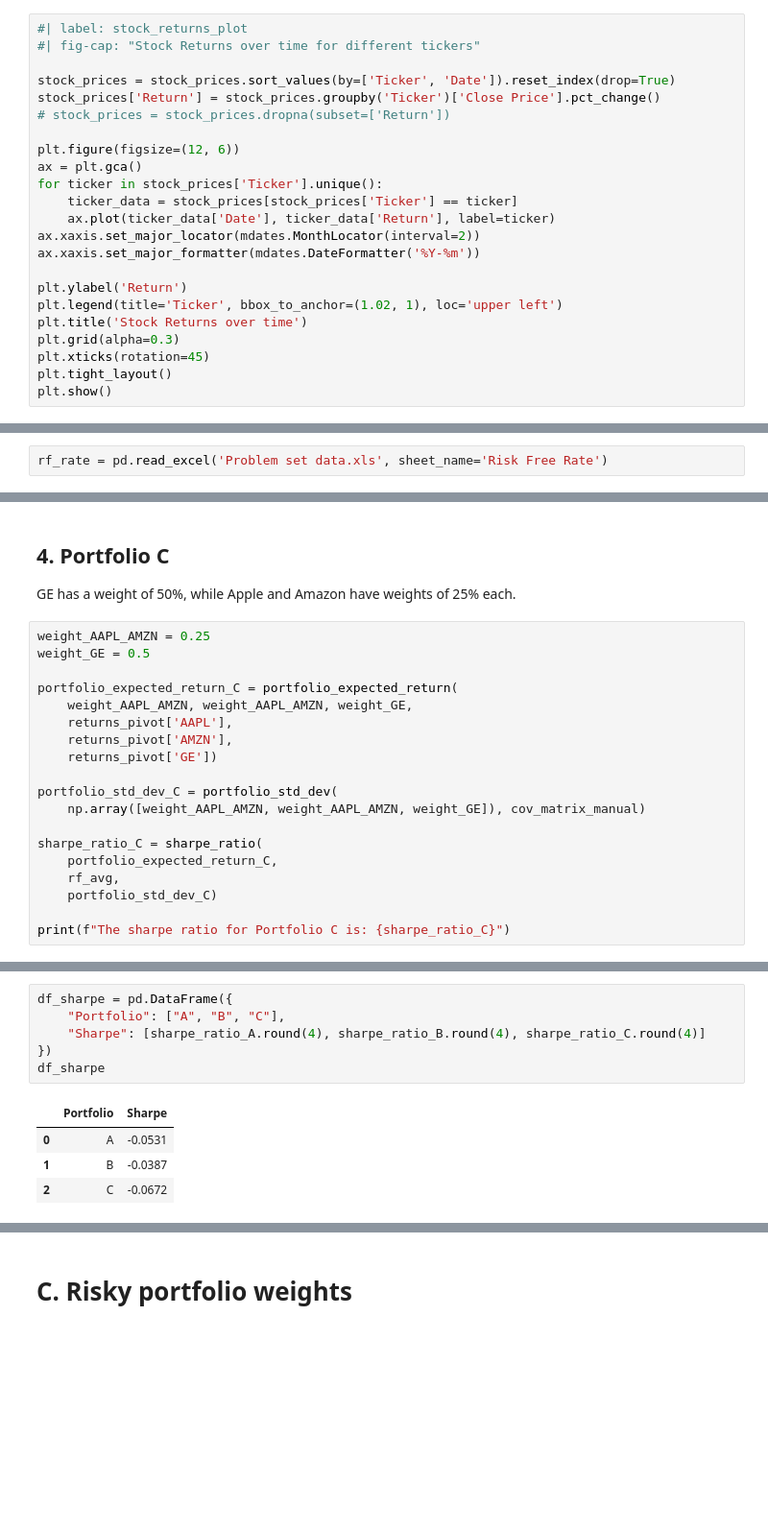
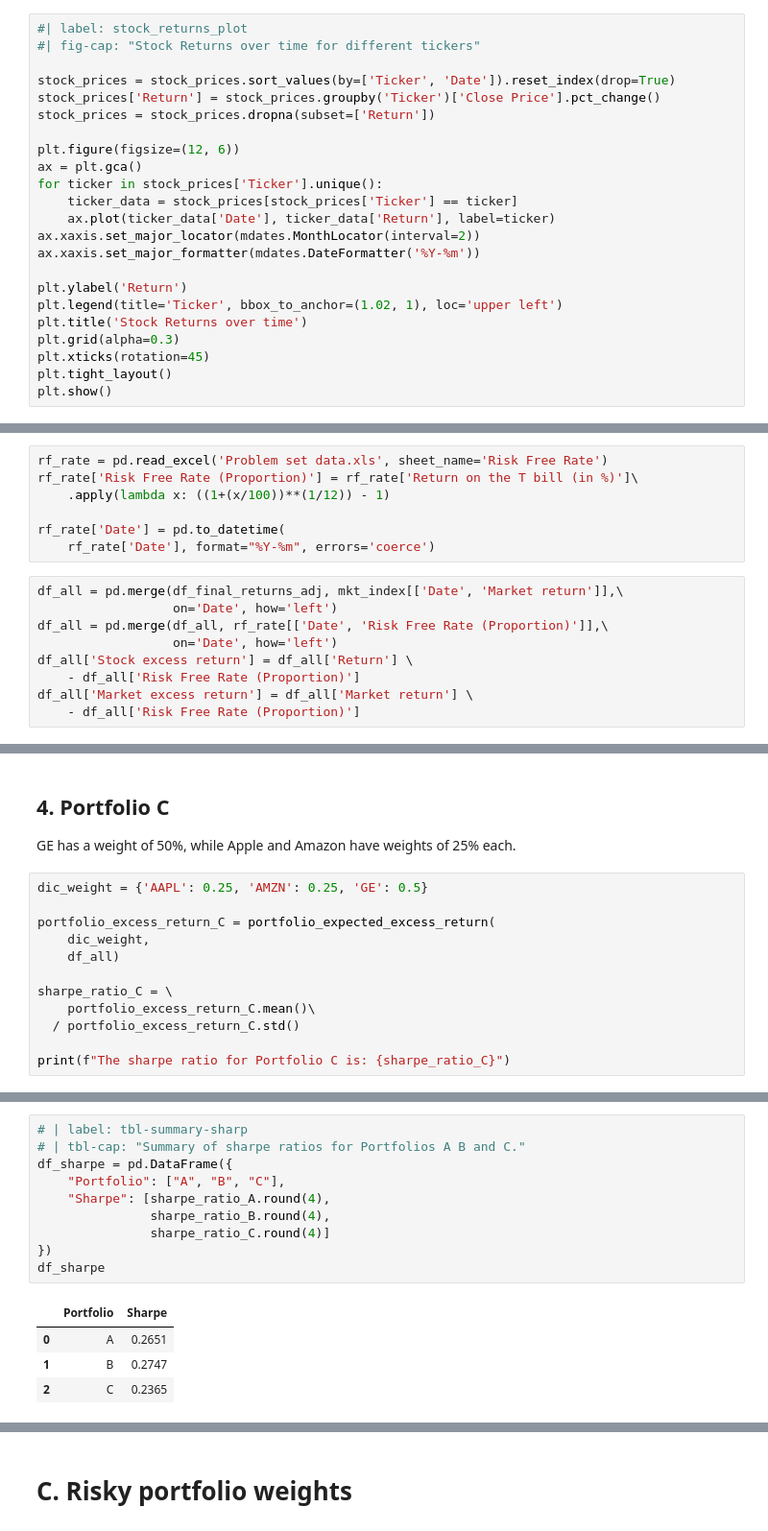
Before and after one commit to rodologie/Investment_Portfolio_Management, a Jupyter notebook: PBset/main.ipynb, the cells around one changed output, grey strips where cells are left out. Shown at 96% size. Drawn from its saved outputs; the diff is of its cells as text; blank space fills up the shorter version.

```diff
--- a/PBset/main.ipynb
+++ b/PBset/main.ipynb
@@ -92,7 +94,7 @@ Let's try to clean our data so that we escape the stock split issue. First, let'
 
 stock_prices = stock_prices.sort_values(by=['Ticker', 'Date']).reset_index(drop=True)
 stock_prices['Return'] = stock_prices.groupby('Ticker')['Close Price'].pct_change()
-# stock_prices = stock_prices.dropna(subset=['Return'])
+stock_prices = stock_prices.dropna(subset=['Return'])
 
 plt.figure(figsize=(12, 6))
 ax = plt.gca()
@@ -203,5 +205,19 @@ mkt_index.dropna(inplace=True)
 # %%
 rf_rate = pd.read_excel('Problem set data.xls', sheet_name='Risk Free Rate')
+rf_rate['Risk Free Rate (Proportion)'] = rf_rate['Return on the T bill (in %)']\
+    .apply(lambda x: ((1+(x/100))**(1/12)) - 1)
+
+rf_rate['Date'] = pd.to_datetime(
+    rf_rate['Date'], format="%Y-%m", errors='coerce')
+# %%
+df_all = pd.merge(df_final_returns_adj, mkt_index[['Date', 'Market return']],\
+                  on='Date', how='left')
+df_all = pd.merge(df_all, rf_rate[['Date', 'Risk Free Rate (Proportion)']],\
+                  on='Date', how='left')
+df_all['Stock excess return'] = df_all['Return'] \
+    - df_all['Risk Free Rate (Proportion)']
+df_all['Market excess return'] = df_all['Market return'] \
+    - df_all['Risk Free Rate (Proportion)']
 # %% [markdown]
 # A. Covariance Matrix over the three stocks
 # %% [markdown]
@@ -352,22 +362,15 @@ The sharpe ratio for Portfolio B is: -0.03873349159611771
 
 GE has a weight of 50%, while Apple and Amazon have weights of 25% each.
 # %%
-weight_AAPL_AMZN = 0.25
-weight_GE = 0.5
+dic_weight = {'AAPL': 0.25, 'AMZN': 0.25, 'GE': 0.5}
 
-portfolio_expected_return_C = portfolio_expected_return(
-    weight_AAPL_AMZN, weight_AAPL_AMZN, weight_GE,
-    returns_pivot['AAPL'],
-    returns_pivot['AMZN'],
-    returns_pivot['GE'])
+portfolio_excess_return_C = portfolio_expected_excess_return(
+    dic_weight,
+    df_all)
 
-portfolio_std_dev_C = portfolio_std_dev(
-    np.array([weight_AAPL_AMZN, weight_AAPL_AMZN, weight_GE]), cov_matrix_manual)
-
-sharpe_ratio_C = sharpe_ratio(
-    portfolio_expected_return_C,
-    rf_avg,
-    portfolio_std_dev_C)
+sharpe_ratio_C = \
+    portfolio_excess_return_C.mean()\
+  / portfolio_excess_return_C.std()
 
 print(f"The sharpe ratio for Portfolio C is: {sharpe_ratio_C}")
 # %% [output]
@@ -376,11 +378,15 @@ The sharpe ratio for Portfolio C is: -0.0671813067139158
 # %%
+# | label: tbl-summary-sharp
+# | tbl-cap: "Summary of sharpe ratios for Portfolios A B and C."
 df_sharpe = pd.DataFrame({
     "Portfolio": ["A", "B", "C"],
-    "Sharpe": [sharpe_ratio_A.round(4), sharpe_ratio_B.round(4), sharpe_ratio_C.round(4)]
+    "Sharpe": [sharpe_ratio_A.round(4),
+               sharpe_ratio_B.round(4),
+               sharpe_ratio_C.round(4)]
 })
 df_sharpe
 # %% [output]
 |  | Portfolio | Sharpe |
-| 0 | A | -0.0531 |
-| 1 | B | -0.0387 |
-| 2 | C | -0.0672 |
+| 0 | A | 0.2651 |
+| 1 | B | 0.2747 |
+| 2 | C | 0.2365 |
```
Also changed, not shown: parts of 39 cells of this notebook, 3 other files.
